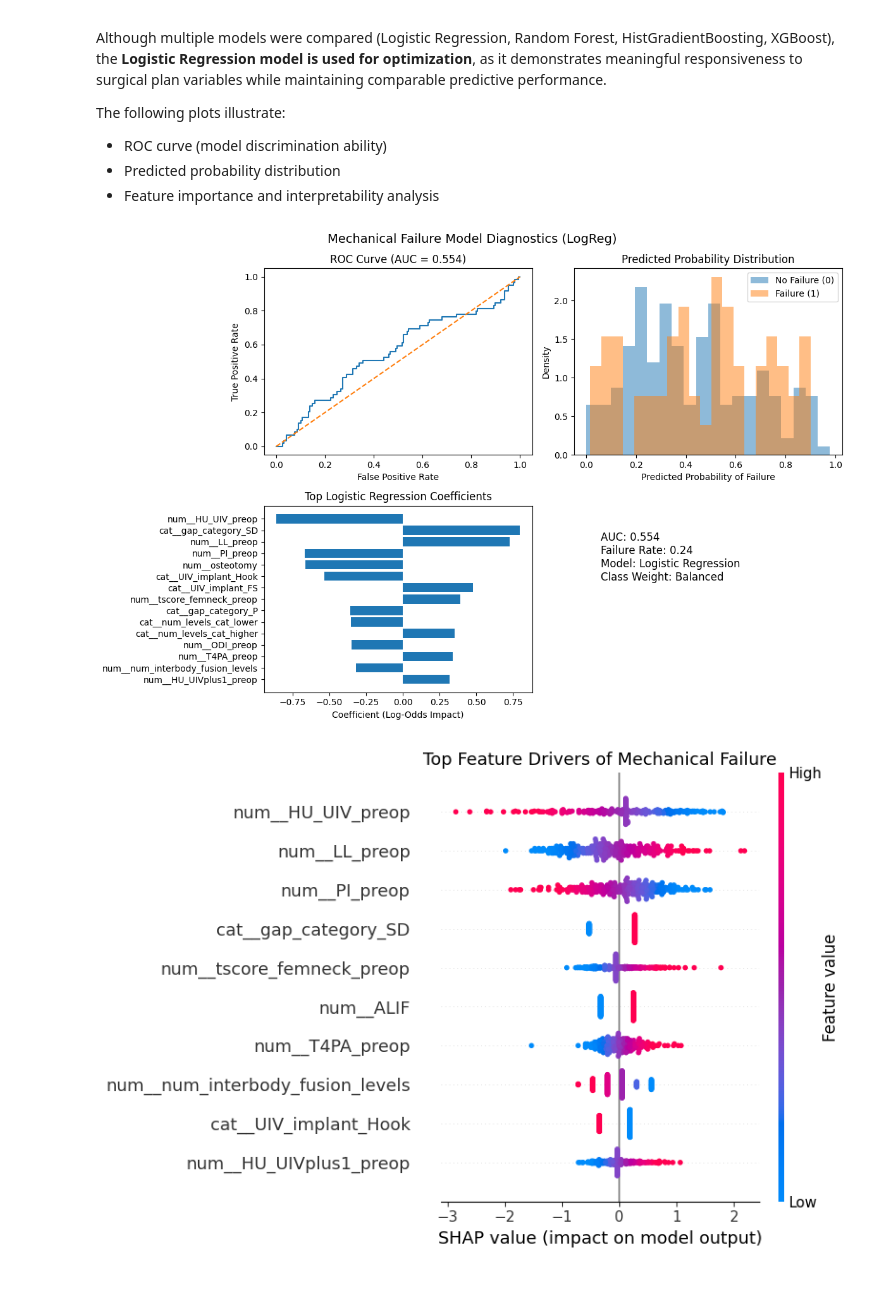
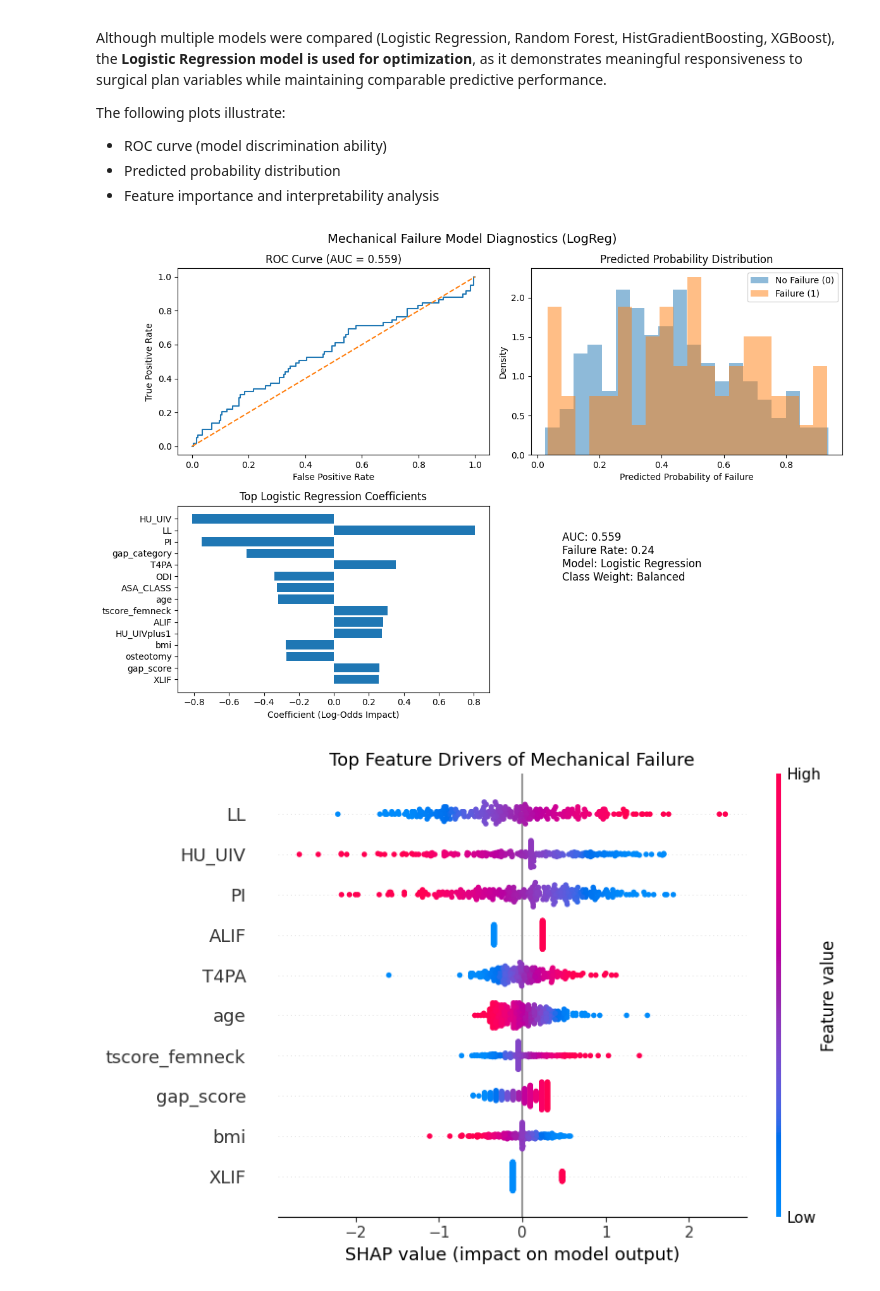
Before and after one commit to 124578-UW/Data-Science-Capstone, a Jupyter notebook: notebooks/01_mech_failure_model.ipynb, the cells around one changed output. Saved outputs shown, nothing was run; the diff lists cells and outputs as text; code cells hidden in the pictures.

Commit message:
update targetencoder, ran shap

```diff
--- a/notebooks/01_mech_failure_model.ipynb
+++ b/notebooks/01_mech_failure_model.ipynb
@@ -126,7 +126,7 @@ from sklearn.model_selection import StratifiedKFold, cross_val_predict
 from sklearn.compose import ColumnTransformer
 from sklearn.pipeline import Pipeline
 from sklearn.impute import SimpleImputer
-from sklearn.preprocessing import OneHotEncoder, StandardScaler
+from sklearn.preprocessing import TargetEncoder, StandardScaler
 from sklearn.linear_model import LogisticRegression
 
 cat_cols = X.select_dtypes(include=["object", "category", "string"]).columns.tolist()
@@ -141,7 +141,7 @@ preprocess = ColumnTransformer(
         ]), num_cols),
         ("cat", Pipeline([
             ("imputer", SimpleImputer(strategy="most_frequent")),
-            ("onehot", OneHotEncoder(handle_unknown="ignore"))
+            ("encoder", TargetEncoder(smooth="auto"))
         ]), cat_cols),
     ]
 )
@@ -377,7 +377,7 @@ from sklearn.model_selection import StratifiedKFold, cross_val_predict
 from sklearn.compose import ColumnTransformer
 from sklearn.pipeline import Pipeline
 from sklearn.impute import SimpleImputer
-from sklearn.preprocessing import OneHotEncoder, StandardScaler
+from sklearn.preprocessing import TargetEncoder, StandardScaler
 
 from sklearn.linear_model import LogisticRegression
 from sklearn.ensemble import RandomForestClassifier, HistGradientBoostingClassifier
@@ -397,13 +397,13 @@ preprocess_lr = ColumnTransformer([
     ("num", Pipeline([("imp", SimpleImputer(strategy="median")),
                       ("sc", StandardScaler())]), num_cols),
     ("cat", Pipeline([("imp", SimpleImputer(strategy="most_frequent")),
-                      ("oh", OneHotEncoder(handle_unknown="ignore"))]), cat_cols),
+                      ("enc", TargetEncoder(smooth="auto"))]), cat_cols),
 ])
 
 preprocess_tree = ColumnTransformer([
     ("num", Pipeline([("imp", SimpleImputer(strategy="median"))]), num_cols),
     ("cat", Pipeline([("imp", SimpleImputer(strategy="most_frequent")),
-                      ("oh", OneHotEncoder(handle_unknown="ignore"))]), cat_cols),
+                      ("enc", TargetEncoder(smooth="auto"))]), cat_cols),
 ])
 
 cv = StratifiedKFold(n_splits=5, shuffle=True, random_state=42)
@@ -604,6 +604,11 @@ The following plots illustrate:
 - Predicted probability distribution
 - Feature importance and interpretability analysis
 # %%
+from sklearn.metrics import roc_curve
+import pandas as pd
+
+# Ensure logreg is fitted
+pipe_logreg.fit(X, y)
 
 # Compute ROC
 fpr, tpr, _ = roc_curve(y, probs_logreg)
@@ -611,7 +616,22 @@ fpr, tpr, _ = roc_curve(y, probs_logreg)
 # Compute AUC
 roc_auc = roc_auc_score(y, probs_logreg)
 
-# Prepare coefficient data
+# Build coefficient dataframe from fitted pipeline
+preprocessor = pipe_logreg.named_steps["prep"]
+clf = pipe_logreg.named_steps["clf"]
+
+feature_names = preprocessor.get_feature_names_out()
+feature_names = [n.replace("num__","")
+                  .replace("cat__","")
+                  .replace("_preop","")
+                  for n in feature_names]
+
+coef_df = pd.DataFrame({
+    "feature": feature_names,
+    "coefficient": clf.coef_[0]
+}).sort_values("coefficient", key=abs, ascending=False)
+
+# Prepare top coefficients for plotting
 top = coef_df.head(15).iloc[::-1]
 # %%
 import matplotlib.pyplot as plt
@@ -670,7 +690,7 @@ axes[1, 1].text(
 plt.tight_layout()
 plt.show()
 # %% [output]
-[figure, old version]
+[figure, new version]
 # %%
 import shap
 import numpy as np
@@ -683,33 +703,37 @@ pipe_logreg.fit(X, y)
 preprocessor = pipe_logreg.named_steps["prep"]
 model = pipe_logreg.named_steps["clf"]
 
 # Transform X
 X_transformed = preprocessor.transform(X)
 
 # Get feature names after preprocessing
 feature_names = preprocessor.get_feature_names_out()
+feature_names = [n.replace("num__","")
+                  .replace("cat__","")
+                  .replace("_preop","")
+                  for n in feature_names]
 
 # Create SHAP explainer (linear model)
 explainer = shap.LinearExplainer(model, X_transformed)
 shap_values = explainer(X_transformed)
 
 # Compute mean absolute SHAP values
 mean_abs = np.abs(shap_values.values).mean(axis=0)
 
-# Select top 8 features
+# Select top 10 features
 top_idx = np.argsort(mean_abs)[-10:]
 
-# Plot only top 8
+# Plot only top 10
 plt.figure()
 shap.summary_plot(
     shap_values[:, top_idx],
     X_transformed[:, top_idx],
     feature_names=np.array(feature_names)[top_idx],
     show=False
 )
 
 plt.title("Top Feature Drivers of Mechanical Failure", fontsize=13)
 plt.tight_layout()
 plt.show()
 # %% [output]
-[figure, old version]
+[figure, new version]
```
Also changed, not shown: parts of 13 cells of this notebook, 1 other file.
